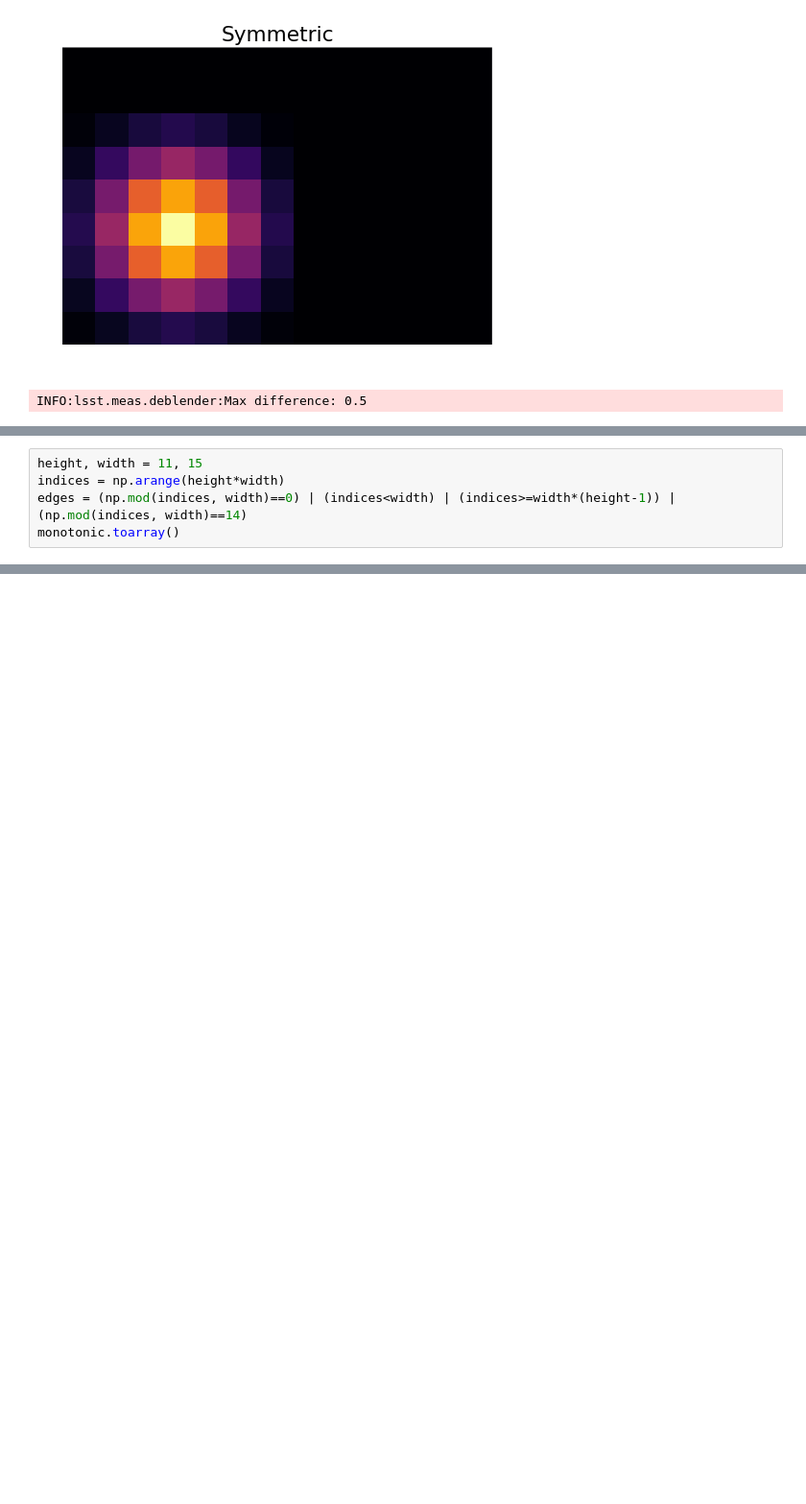
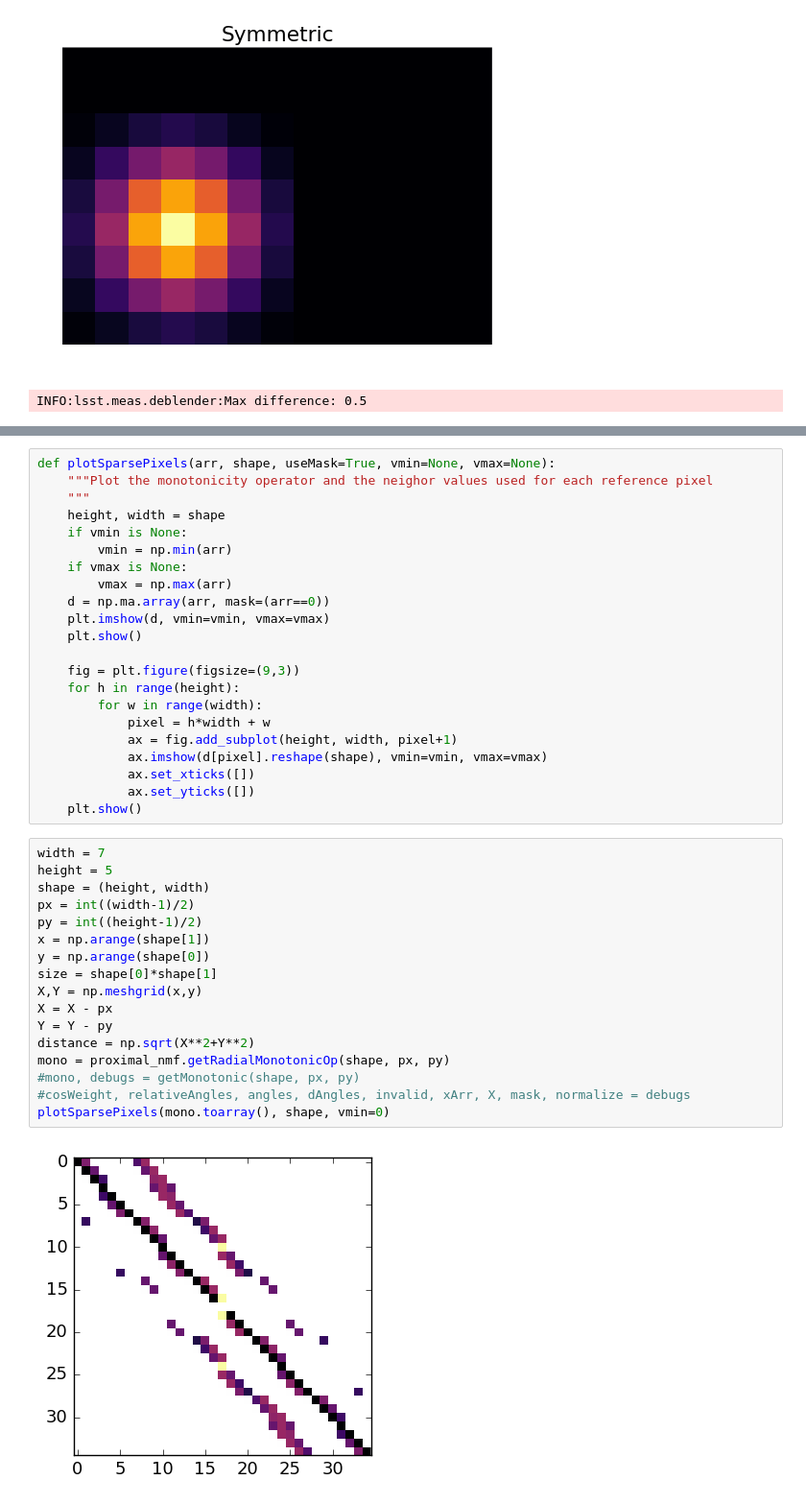
Before and after one commit to lsst/meas_deblender, a Jupyter notebook: examples/testOperators.ipynb, the cells around one changed output, grey strips where cells are left out. Shown: that part at 96% size. Cells and saved outputs as stored; diff of their text form; blank space fills up the shorter version.

```diff
--- a/examples/testOperators.ipynb
+++ b/examples/testOperators.ipynb
@@ -263,5 +214,0 @@ plt.show()
-# %%
-height, width = 11, 15
-indices = np.arange(height*width)
-edges = (np.mod(indices, width)==0) | (indices<width) | (indices>=width*(height-1)) | (np.mod(indices, width)==14)
-monotonic.toarray()
@@ -373,0 +390,41 @@ INFO:lsst.meas.deblender:Pixels not used as a reference: 0
+# %%
+def plotSparsePixels(arr, shape, useMask=True, vmin=None, vmax=None):
+    """Plot the monotonicity operator and the neighor values used for each reference pixel
+    """
+    height, width = shape
+    if vmin is None:
+        vmin = np.min(arr)
+    if vmax is None:
+        vmax = np.max(arr)
+    d = np.ma.array(arr, mask=(arr==0))
+    plt.imshow(d, vmin=vmin, vmax=vmax)
+    plt.show()
+
+    fig = plt.figure(figsize=(9,3))
+    for h in range(height):
+        for w in range(width):
+            pixel = h*width + w
+            ax = fig.add_subplot(height, width, pixel+1)
+            ax.imshow(d[pixel].reshape(shape), vmin=vmin, vmax=vmax)
+            ax.set_xticks([])
+            ax.set_yticks([])
+    plt.show()
+# %%
+width = 7
+height = 5
+shape = (height, width)
+px = int((width-1)/2)
+py = int((height-1)/2)
+x = np.arange(shape[1])
+y = np.arange(shape[0])
+size = shape[0]*shape[1]
+X,Y = np.meshgrid(x,y)
+X = X - px
+Y = Y - py
+distance = np.sqrt(X**2+Y**2)
+mono = proximal_nmf.getRadialMonotonicOp(shape, px, py)
+#mono, debugs = getMonotonic(shape, px, py)
+#cosWeight, relativeAngles, angles, dAngles, invalid, xArr, X, mask, normalize = debugs
+plotSparsePixels(mono.toarray(), shape, vmin=0)
+# %% [output]
+[figure, added]
```
Also changed, not shown: parts of 22 cells of this notebook.
